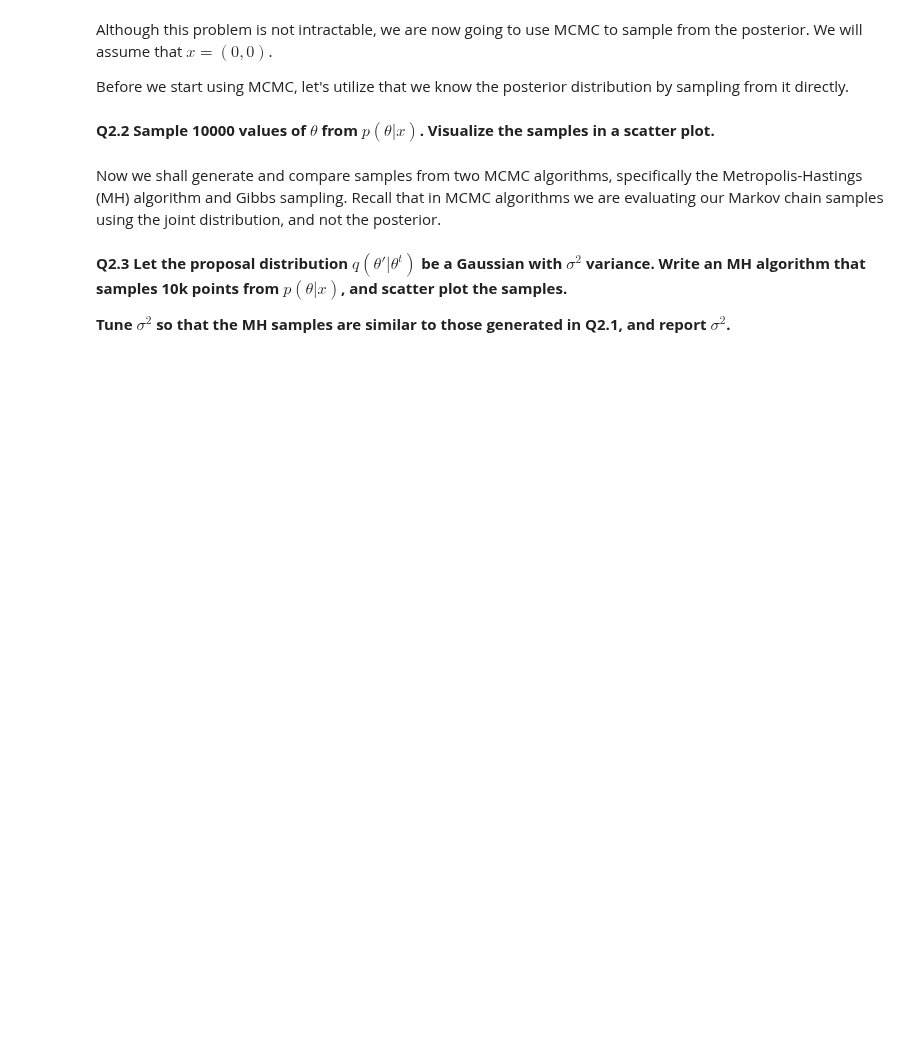
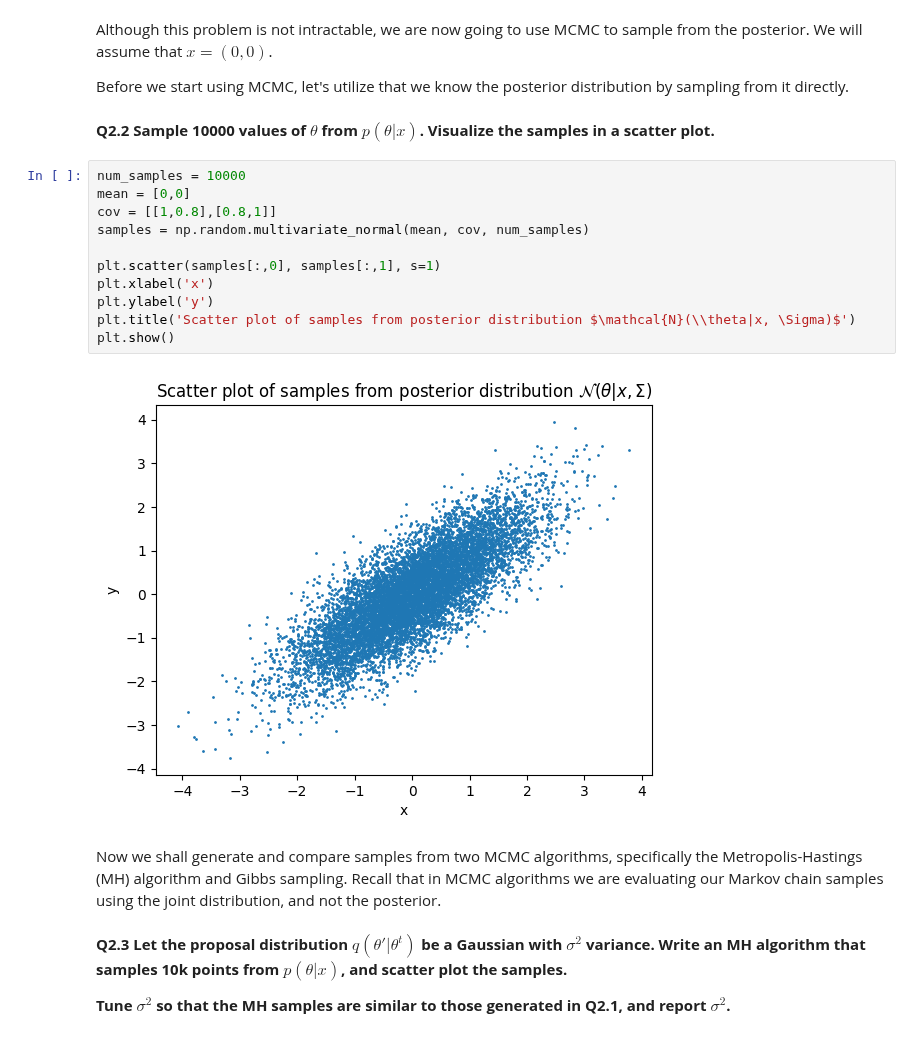
Before and after one commit to leonardodeclara/DD2447-Statistical-Methods-in-Applied-Computer-Science, a Jupyter notebook: Assignment_2/assignment2.ipynb, the cells around one changed output. Drawn from its saved outputs; the diff is of its cells as text; blank space fills up the shorter version.

```diff
--- a/Assignment_2/assignment2.ipynb
+++ b/Assignment_2/assignment2.ipynb
@@ -64,6 +84,19 @@ Although this problem is not intractable, we are now going to use MCMC to sample
 Before we start using MCMC, let's utilize that we know the posterior distribution by sampling from it directly.
 # %% [markdown]
 **Q2.2 Sample 10000 values of $\theta$ from $p(\theta|x)$. Visualize the samples in a scatter plot.**
+# %%
+num_samples = 10000
+mean = [0,0]
+cov = [[1,0.8],[0.8,1]]
+samples = np.random.multivariate_normal(mean, cov, num_samples)
+
+plt.scatter(samples[:,0], samples[:,1], s=1)
+plt.xlabel('x')
+plt.ylabel('y')
+plt.title('Scatter plot of samples from posterior distribution $\mathcal{N}(\\theta|x, \Sigma)$')
+plt.show()
+# %% [output]
+[figure, added]
 # %% [markdown]
 Now we shall generate and compare samples from two MCMC algorithms, specifically the Metropolis-Hastings (MH) algorithm and Gibbs sampling. Recall that in MCMC algorithms we are evaluating our Markov chain samples using the joint distribution, and not the posterior.
 # %% [markdown]
```
Also changed, not shown: parts of 6 cells of this notebook, 1 other file.
